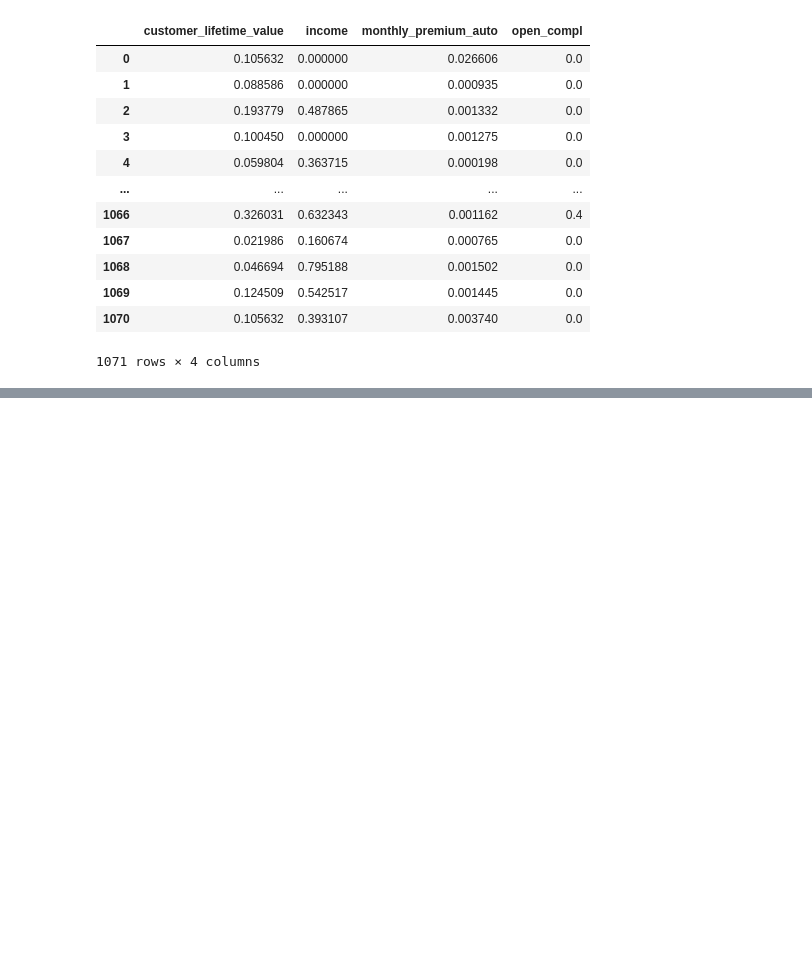
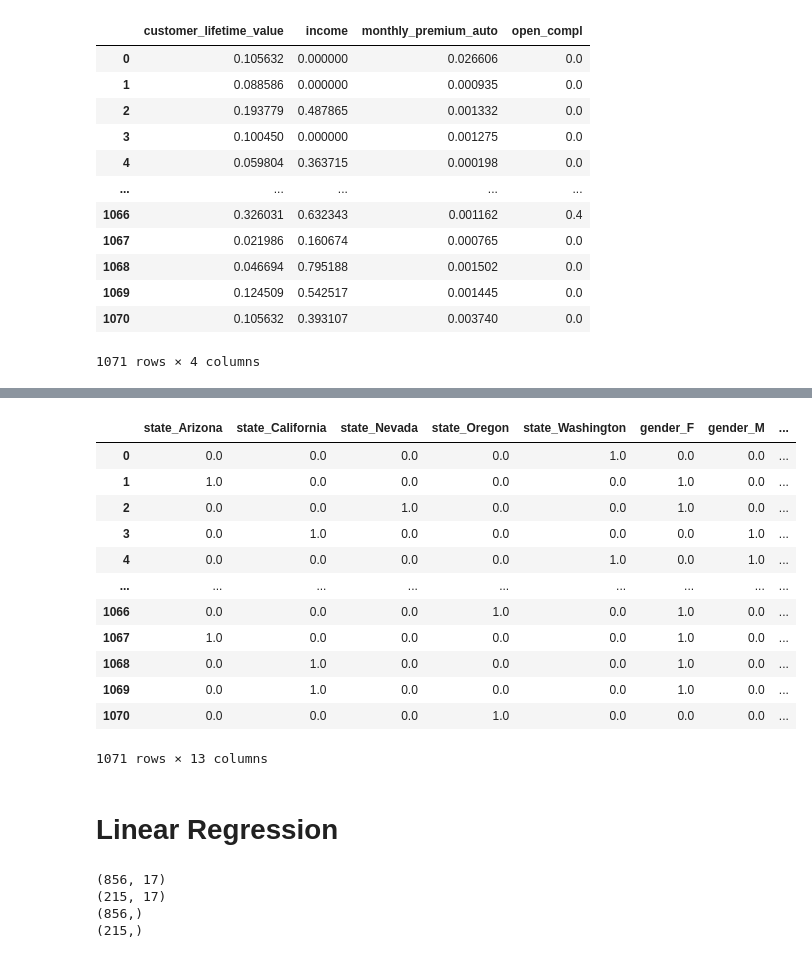
Before and after one commit to tejaldbhatti/lab-dw-data-cleaning-and-formatting, a Jupyter notebook: lab-dw-data-cleaning-and-formatting.ipynb, the cells around one changed output, grey strips where cells are left out. Drawn from its saved outputs; the diff is of its cells as text; code cells hidden in the pictures; blank space fills up the shorter version.

```diff
--- a/lab-dw-data-cleaning-and-formatting.ipynb
+++ b/lab-dw-data-cleaning-and-formatting.ipynb
@@ -289,7 +292,7 @@ df
 # %%
 new_df = pd.read_csv("clean_dataset.csv")
 # %%
-new_df = new_df.drop("Unnamed: 0",axis=1)
+#new_df = new_df.drop("Unnamed: 0",axis=1)
 # %%
 #Dataframe info
 new_df.info()
@@ -511,0 +510,15 @@ for i in num_Min_Max:
+# %%
+#one hot encoding is a way to turn categorical variables into multiple numerical columns
+from sklearn.preprocessing import OneHotEncoder
+
+# onehot encoding for state
+
+enc = OneHotEncoder()
+
+# Passing encoded columns
+
+enc_data = enc.fit_transform(categorical[['state', 'gender','policy_type']]).toarray()
+cols = enc.get_feature_names(input_features=['state', 'gender','policy_type'])
+cols
+onehot_encoded = pd.DataFrame(enc_data, columns=cols)
+onehot_encoded.head()
@@ -511,0 +534,10 @@ for i in num_Min_Max:
+# %%
+from sklearn.preprocessing import OrdinalEncoder
+
+ordinal_col = categorical[["education", "vehicle_class"]]
+encoder_O = OrdinalEncoder()
+ordinal_encoded = encoder_O.fit_transform(ordinal_col)
+#cols = encoder_O.get_feature_names(input_features=["education", "vehicle_class"])
+#cols
+ordi_encoded = pd.DataFrame(ordinal_encoded , columns=["education", "vehicle_class"])
+ordi_encoded
@@ -511,0 +558,21 @@ for i in num_Min_Max:
+# %%
+# concating two categorical data (ordinal and nominal)
+Cat_Enc = pd.concat([onehot_encoded,ordi_encoded],axis = 1)
+# %%
+Cat_Enc
+# %% [output]
+|  | state_Arizona | state_California | state_Nevada | state_Oregon | state_Washington | gender_F | gender_M | ... |
+| 0 | 0.0 | 0.0 | 0.0 | 0.0 | 1.0 | 0.0 | 0.0 | ... |
+| 1 | 1.0 | 0.0 | 0.0 | 0.0 | 0.0 | 1.0 | 0.0 | ... |
+| 2 | 0.0 | 0.0 | 1.0 | 0.0 | 0.0 | 1.0 | 0.0 | ... |
+| 3 | 0.0 | 1.0 | 0.0 | 0.0 | 0.0 | 0.0 | 1.0 | ... |
+| 4 | 0.0 | 0.0 | 0.0 | 0.0 | 1.0 | 0.0 | 1.0 | ... |
+| ... | ... | ... | ... | ... | ... | ... | ... | ... |
+| 1066 | 0.0 | 0.0 | 0.0 | 1.0 | 0.0 | 1.0 | 0.0 | ... |
+| 1067 | 1.0 | 0.0 | 0.0 | 0.0 | 0.0 | 1.0 | 0.0 | ... |
+| 1068 | 0.0 | 1.0 | 0.0 | 0.0 | 0.0 | 1.0 | 0.0 | ... |
+| 1069 | 0.0 | 1.0 | 0.0 | 0.0 | 0.0 | 1.0 | 0.0 | ... |
+| 1070 | 0.0 | 0.0 | 0.0 | 1.0 | 0.0 | 0.0 | 0.0 | ... |
+1071 rows × 13 columns
+# %% [markdown]
+# Linear Regression
@@ -511,0 +586,10 @@ for i in num_Min_Max:
+# %%
+print(X_train.shape)
+print(X_test.shape)
+print(y_train.shape)
+print(y_test.shape)
+# %% [output]
+(856, 17)
+(215, 17)
+(856,)
+(215,)
```
Also changed, not shown: parts of 18 cells of this notebook, 1 other file.
